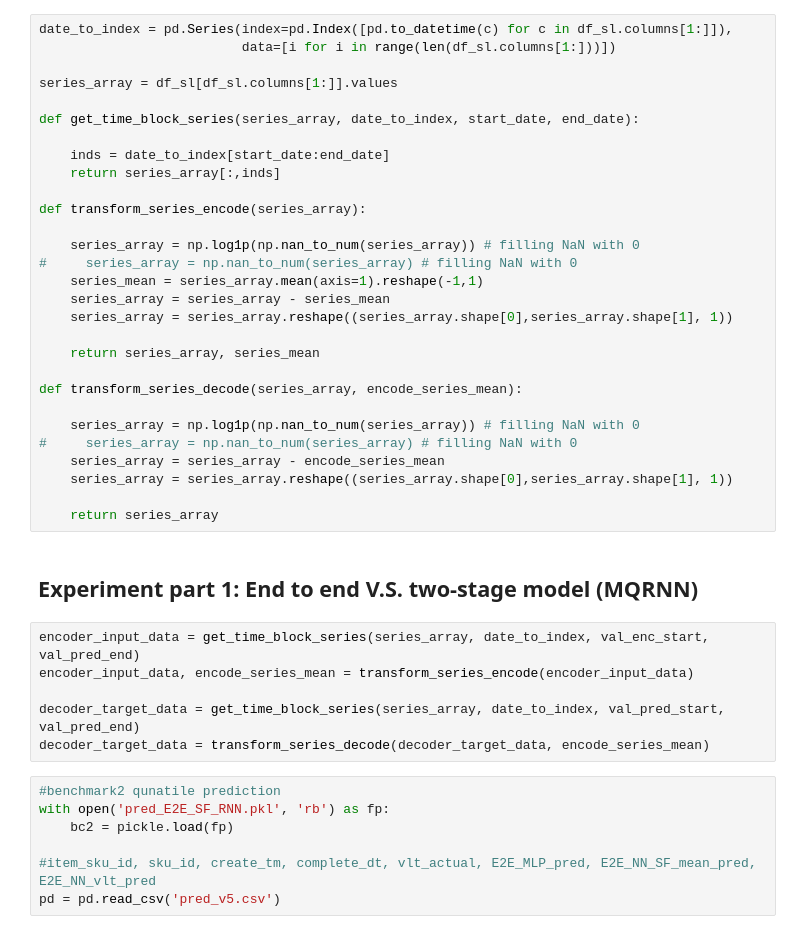
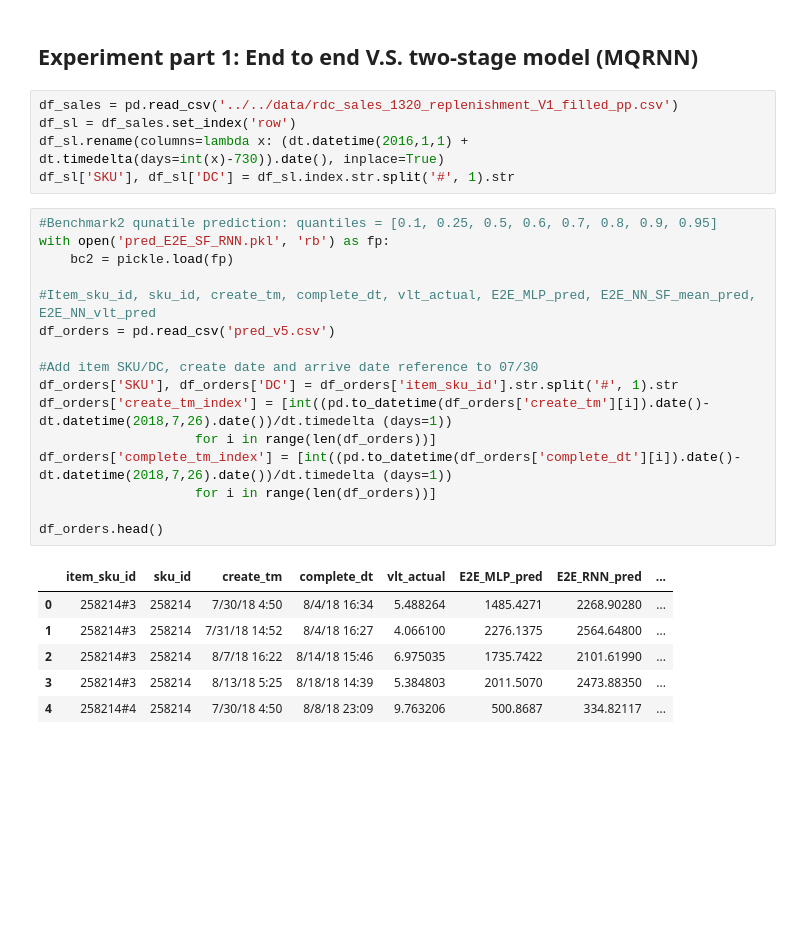
Before and after one commit to schemmy/e2e, a Jupyter notebook: seq2seq/experiment1.ipynb, the cells around one changed output. Drawn from its saved outputs; the diff is of its cells as text; blank space fills up the shorter version.

```diff
--- a/seq2seq/experiment1.ipynb
+++ b/seq2seq/experiment1.ipynb
@@ -66,44 +20,30 @@ print('Prediction interval:', pred_length.days)
-# %%
-date_to_index = pd.Series(index=pd.Index([pd.to_datetime(c) for c in df_sl.columns[1:]]),
-                          data=[i for i in range(len(df_sl.columns[1:]))])
-
-series_array = df_sl[df_sl.columns[1:]].values
-
-def get_time_block_series(series_array, date_to_index, start_date, end_date):
-
-    inds = date_to_index[start_date:end_date]
-    return series_array[:,inds]
-
-def transform_series_encode(series_array):
-
-    series_array = np.log1p(np.nan_to_num(series_array)) # filling NaN with 0
-#     series_array = np.nan_to_num(series_array) # filling NaN with 0
-    series_mean = series_array.mean(axis=1).reshape(-1,1)
-    series_array = series_array - series_mean
-    series_array = series_array.reshape((series_array.shape[0],series_array.shape[1], 1))
-
-    return series_array, series_mean
-
-def transform_series_decode(series_array, encode_series_mean):
-
-    series_array = np.log1p(np.nan_to_num(series_array)) # filling NaN with 0
-#     series_array = np.nan_to_num(series_array) # filling NaN with 0
-    series_array = series_array - encode_series_mean
-    series_array = series_array.reshape((series_array.shape[0],series_array.shape[1], 1))
-
-    return series_array
 # %% [markdown]
 ## Experiment part 1: End to end V.S. two-stage model (MQRNN)
-# %%
-encoder_input_data = get_time_block_series(series_array, date_to_index, val_enc_start, val_pred_end)
-encoder_input_data, encode_series_mean = transform_series_encode(encoder_input_data)
-
-decoder_target_data = get_time_block_series(series_array, date_to_index, val_pred_start, val_pred_end)
-decoder_target_data = transform_series_decode(decoder_target_data, encode_series_mean)
-# %%
-#benchmark2 qunatile prediction
-with open('pred_E2E_SF_RNN.pkl', 'rb') as fp:
-    bc2 = pickle.load(fp)
-
-#item_sku_id, sku_id, create_tm, complete_dt, vlt_actual, E2E_MLP_pred, E2E_NN_SF_mean_pred, E2E_NN_vlt_pred
-pd = pd.read_csv('pred_v5.csv')
+# %%
+df_sales = pd.read_csv('../../data/rdc_sales_1320_replenishment_V1_filled_pp.csv')
+df_sl = df_sales.set_index('row')
+df_sl.rename(columns=lambda x: (dt.datetime(2016,1,1) + dt.timedelta(days=int(x)-730)).date(), inplace=True)
+df_sl['SKU'], df_sl['DC'] = df_sl.index.str.split('#', 1).str
+# %%
+#Benchmark2 qunatile prediction: quantiles = [0.1, 0.25, 0.5, 0.6, 0.7, 0.8, 0.9, 0.95]
+with open('pred_E2E_SF_RNN.pkl', 'rb') as fp:
+    bc2 = pickle.load(fp)
+
+#Item_sku_id, sku_id, create_tm, complete_dt, vlt_actual, E2E_MLP_pred, E2E_NN_SF_mean_pred, E2E_NN_vlt_pred
+df_orders = pd.read_csv('pred_v5.csv')
+
+#Add item SKU/DC, create date and arrive date reference to 07/30
+df_orders['SKU'], df_orders['DC'] = df_orders['item_sku_id'].str.split('#', 1).str
+df_orders['create_tm_index'] = [int((pd.to_datetime(df_orders['create_tm'][i]).date()-dt.datetime(2018,7,26).date())/dt.timedelta (days=1))
+                    for i in range(len(df_orders))]
+df_orders['complete_tm_index'] = [int((pd.to_datetime(df_orders['complete_dt'][i]).date()-dt.datetime(2018,7,26).date())/dt.timedelta (days=1))
+                    for i in range(len(df_orders))]
+
+df_orders.head()
+# %% [output]
+|  | item_sku_id | sku_id | create_tm | complete_dt | vlt_actual | E2E_MLP_pred | E2E_RNN_pred | ... |
+| 0 | 258214#3 | 258214 | 7/30/18 4:50 | 8/4/18 16:34 | 5.488264 | 1485.4271 | 2268.90280 | ... |
+| 1 | 258214#3 | 258214 | 7/31/18 14:52 | 8/4/18 16:27 | 4.066100 | 2276.1375 | 2564.64800 | ... |
+| 2 | 258214#3 | 258214 | 8/7/18 16:22 | 8/14/18 15:46 | 6.975035 | 1735.7422 | 2101.61990 | ... |
+| 3 | 258214#3 | 258214 | 8/13/18 5:25 | 8/18/18 14:39 | 5.384803 | 2011.5070 | 2473.88350 | ... |
+| 4 | 258214#4 | 258214 | 7/30/18 4:50 | 8/8/18 23:09 | 9.763206 | 500.8687 | 334.82117 | ... |
```
Also changed, not shown: parts of 12 cells of this notebook, 2 other files.
